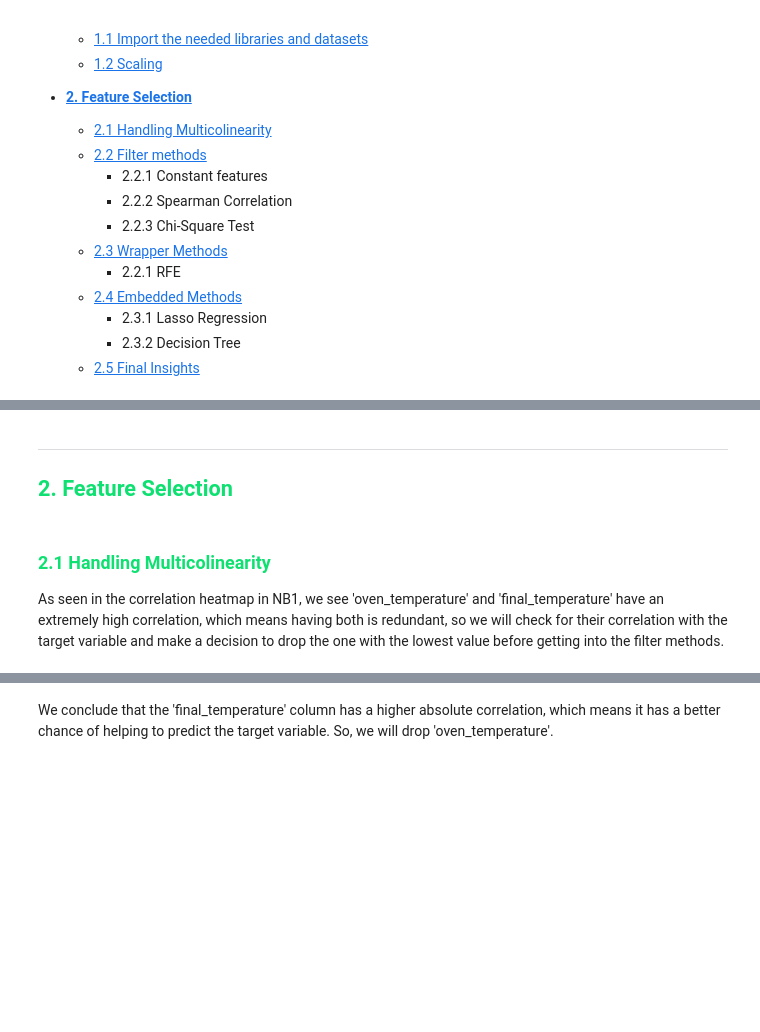
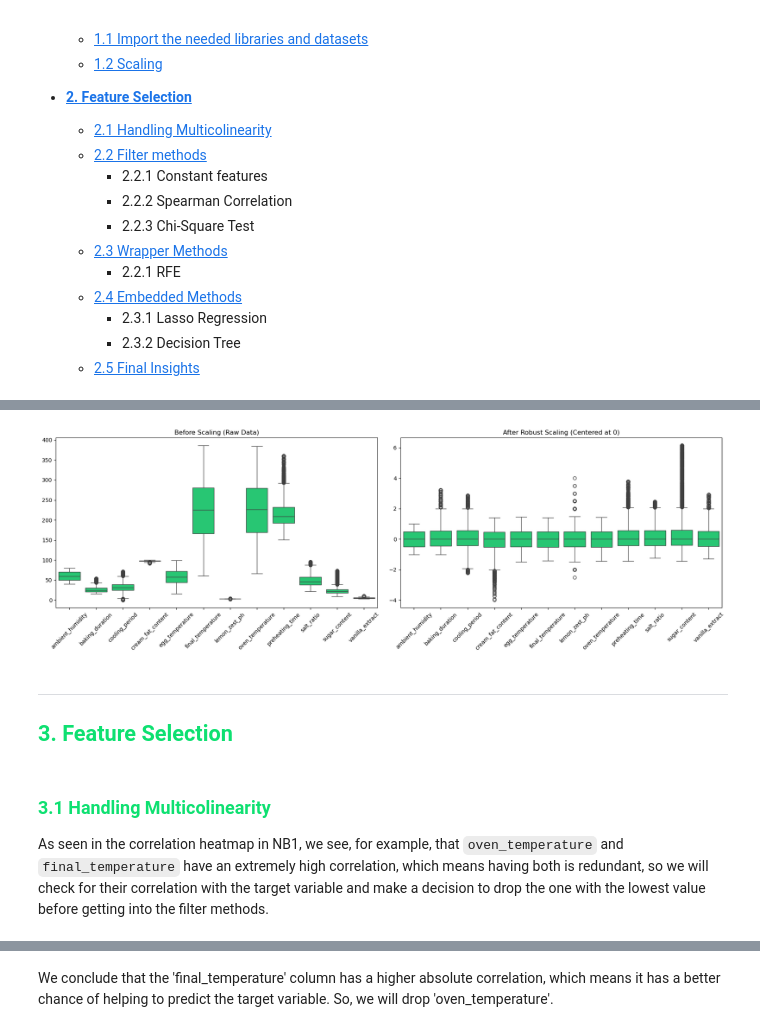
Before and after one commit to gugaffranco/MachineLearning1G08, a Jupyter notebook: ML08_NB3_FEATUREMGMT.ipynb, the cells around one changed output, grey strips where cells are left out. Saved outputs shown, nothing was run; the diff lists cells and outputs as text; code cells hidden in the pictures; blank space fills up the shorter version.

```diff
--- a/ML08_NB3_FEATUREMGMT.ipynb
+++ b/ML08_NB3_FEATUREMGMT.ipynb
@@ -111,11 +127,28 @@ X_train_scl
+# %%
+fig, axes = plt.subplots(1, 2, figsize=(18, 6))
+
+# 1. Plot Original Data (Only the continuous features)
+sns.boxplot(data=X_train[features_to_scale], ax=axes[0], color='#0EE071')
+axes[0].set_title('Before Scaling (Raw Data)')
+axes[0].tick_params(axis='x', rotation=45)
+
+# 2. Plot Scaled Data
+sns.boxplot(data=X_train_scl[features_to_scale], ax=axes[1], color='#0EE071')
+axes[1].set_title('After Robust Scaling (Centered at 0)')
+axes[1].tick_params(axis='x', rotation=45)
+
+plt.tight_layout()
+plt.show()
+# %% [output]
+[figure, added]
 # %% [markdown]
 <hr style = "border: 3px solid #0EE071;">
-<h2  style = "color : #0EE071;"> 2. Feature Selection</h2>
+<h2  style = "color : #0EE071;"> 3. Feature Selection</h2>
 # %% [markdown]
-<h3 style="color: #0EE071;">2.1 Handling Multicolinearity</h3>
+<h3 style="color: #0EE071;">3.1 Handling Multicolinearity</h3>
 
 
-As seen in the correlation heatmap in NB1, we see 'oven_temperature' and 'final_temperature' have an extremely high correlation, which means having both is redundant, so we will check for their correlation with the target variable and make a decision to drop the one with the lowest value before getting into the filter methods.
+As seen in the correlation heatmap in NB1, we see, for example, that <code>oven_temperature</code> and <code>final_temperature</code> have an extremely high correlation, which means having both is redundant, so we will check for their correlation with the target variable and make a decision to drop the one with the lowest value before getting into the filter methods.
 # %%
 # Correlation analysis before dropping features
 analysis_corr = pd.DataFrame(X_train_scl, columns=X_train.columns)[['oven_temperature', 'final_temperature']].copy()
```
Also changed, not shown: parts of 17 cells of this notebook, 1 other file.
